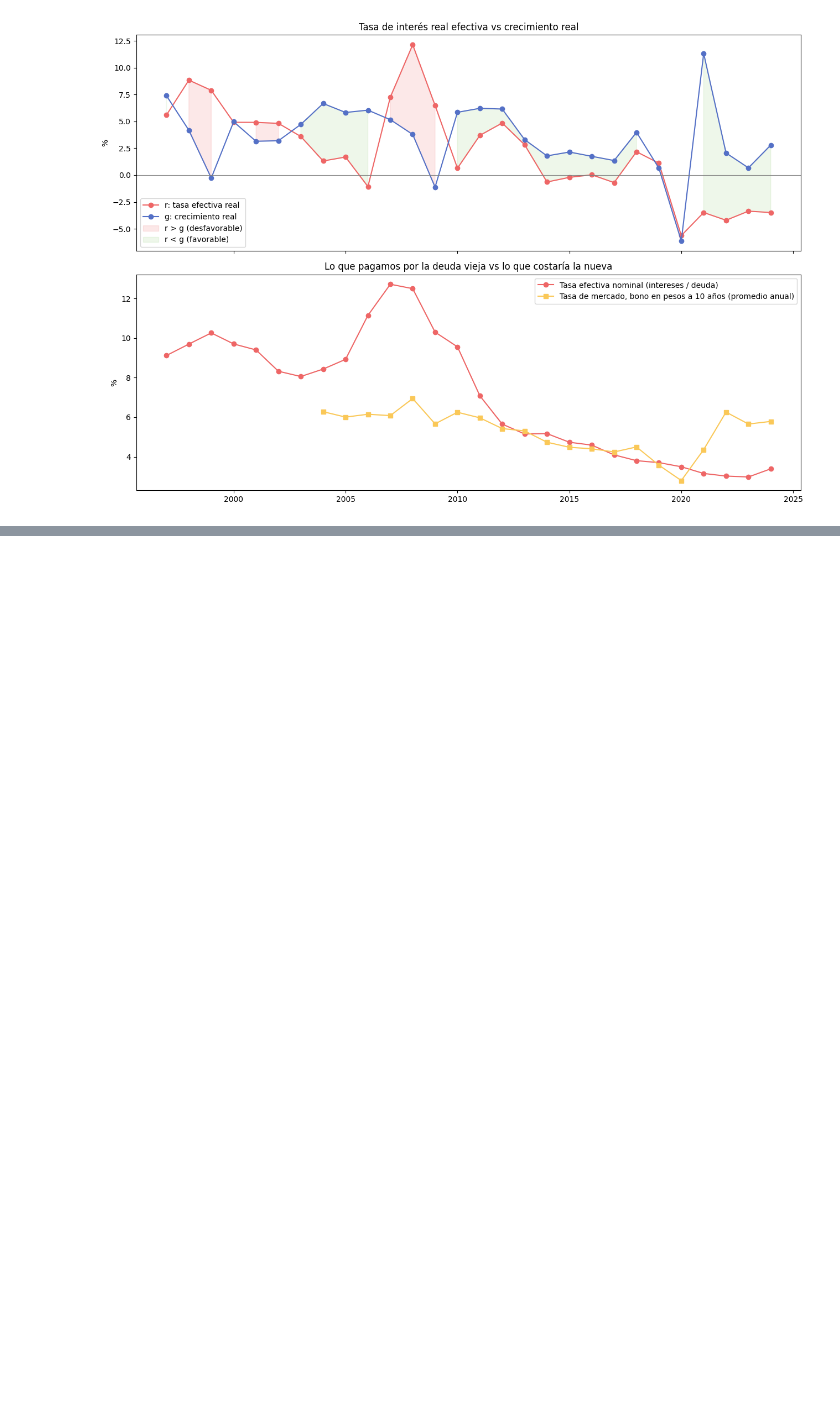
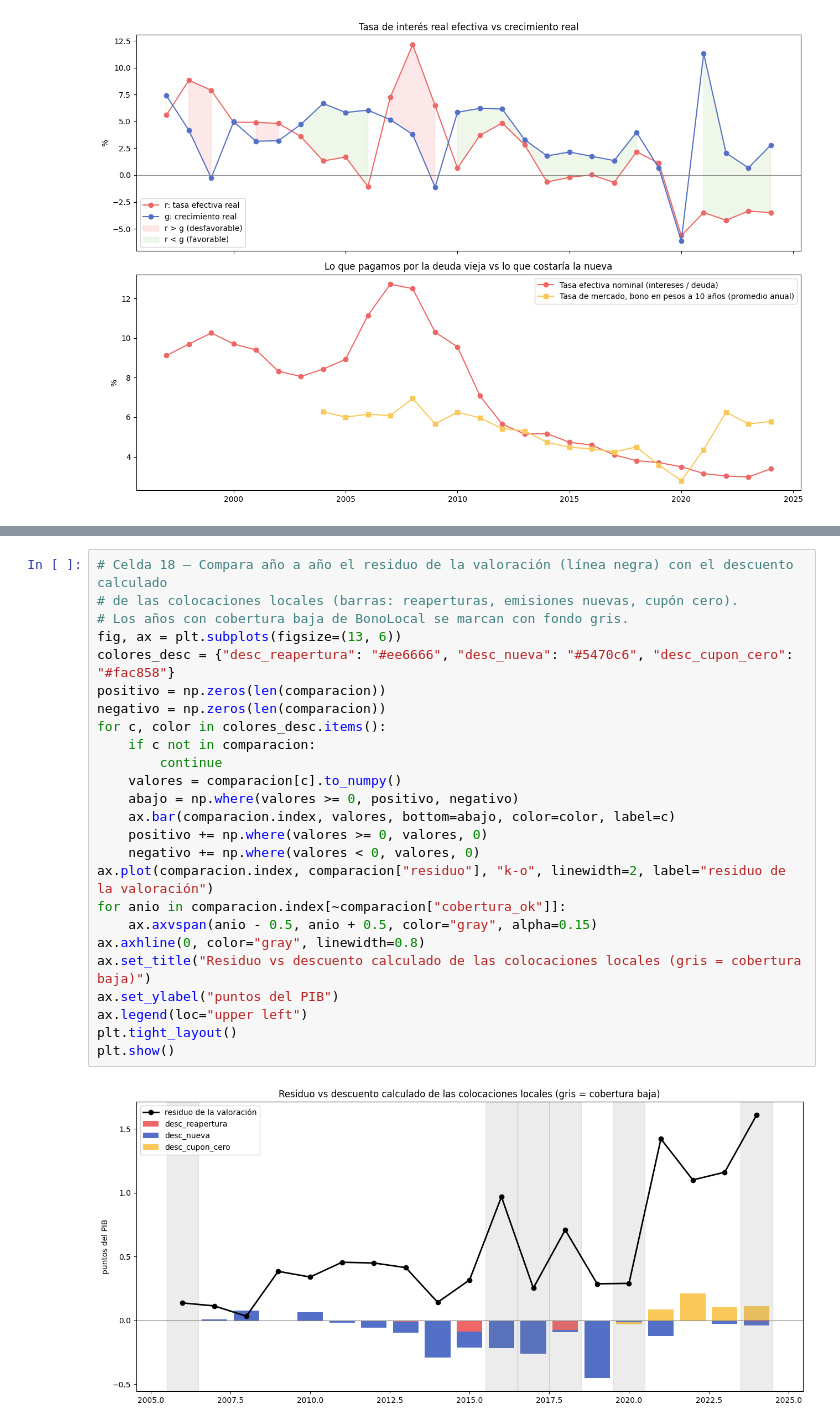
Before and after one commit to nombre00/gestor_datos_economicos, a Jupyter notebook: notebooks/002_dinamica_deuda.ipynb, the cells around one changed output, grey strips where cells are left out. Drawn from its saved outputs; the diff is of its cells as text; blank space fills up the shorter version.

```diff
--- a/notebooks/002_dinamica_deuda.ipynb
+++ b/notebooks/002_dinamica_deuda.ipynb
@@ -271,0 +803,27 @@ plt.show()
+# %%
+# Celda 18 — Compara año a año el residuo de la valoración (línea negra) con el descuento calculado
+# de las colocaciones locales (barras: reaperturas, emisiones nuevas, cupón cero).
+# Los años con cobertura baja de BonoLocal se marcan con fondo gris.
+fig, ax = plt.subplots(figsize=(13, 6))
+colores_desc = {"desc_reapertura": "#ee6666", "desc_nueva": "#5470c6", "desc_cupon_cero": "#fac858"}
+positivo = np.zeros(len(comparacion))
+negativo = np.zeros(len(comparacion))
+for c, color in colores_desc.items():
+    if c not in comparacion:
+        continue
+    valores = comparacion[c].to_numpy()
+    abajo = np.where(valores >= 0, positivo, negativo)
+    ax.bar(comparacion.index, valores, bottom=abajo, color=color, label=c)
+    positivo += np.where(valores >= 0, valores, 0)
+    negativo += np.where(valores < 0, valores, 0)
+ax.plot(comparacion.index, comparacion["residuo"], "k-o", linewidth=2, label="residuo de la valoración")
+for anio in comparacion.index[~comparacion["cobertura_ok"]]:
+    ax.axvspan(anio - 0.5, anio + 0.5, color="gray", alpha=0.15)
+ax.axhline(0, color="gray", linewidth=0.8)
+ax.set_title("Residuo vs descuento calculado de las colocaciones locales (gris = cobertura baja)")
+ax.set_ylabel("puntos del PIB")
+ax.legend(loc="upper left")
+plt.tight_layout()
+plt.show()
+# %% [output]
+[figure, added]
```
Also changed, not shown: parts of 11 cells of this notebook.
